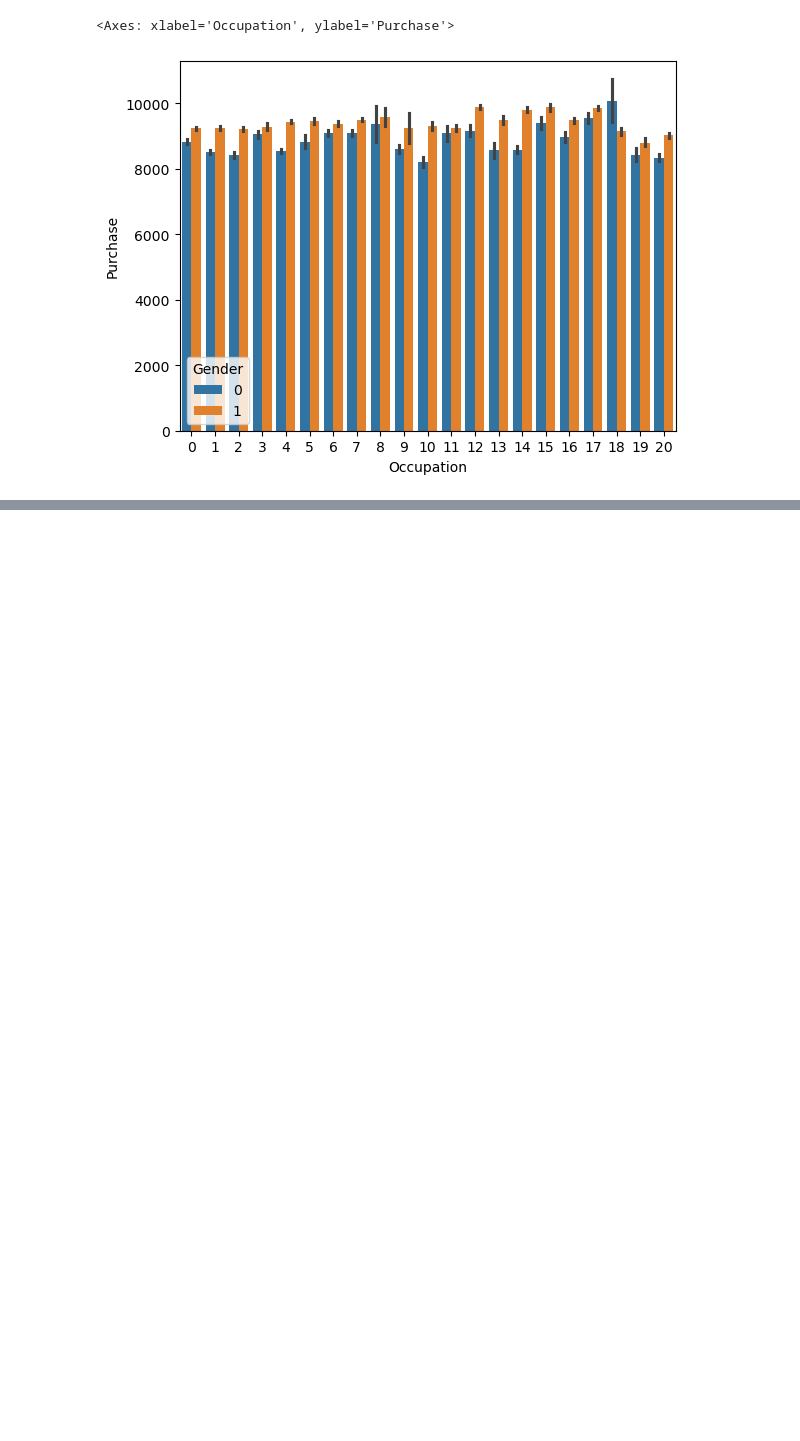
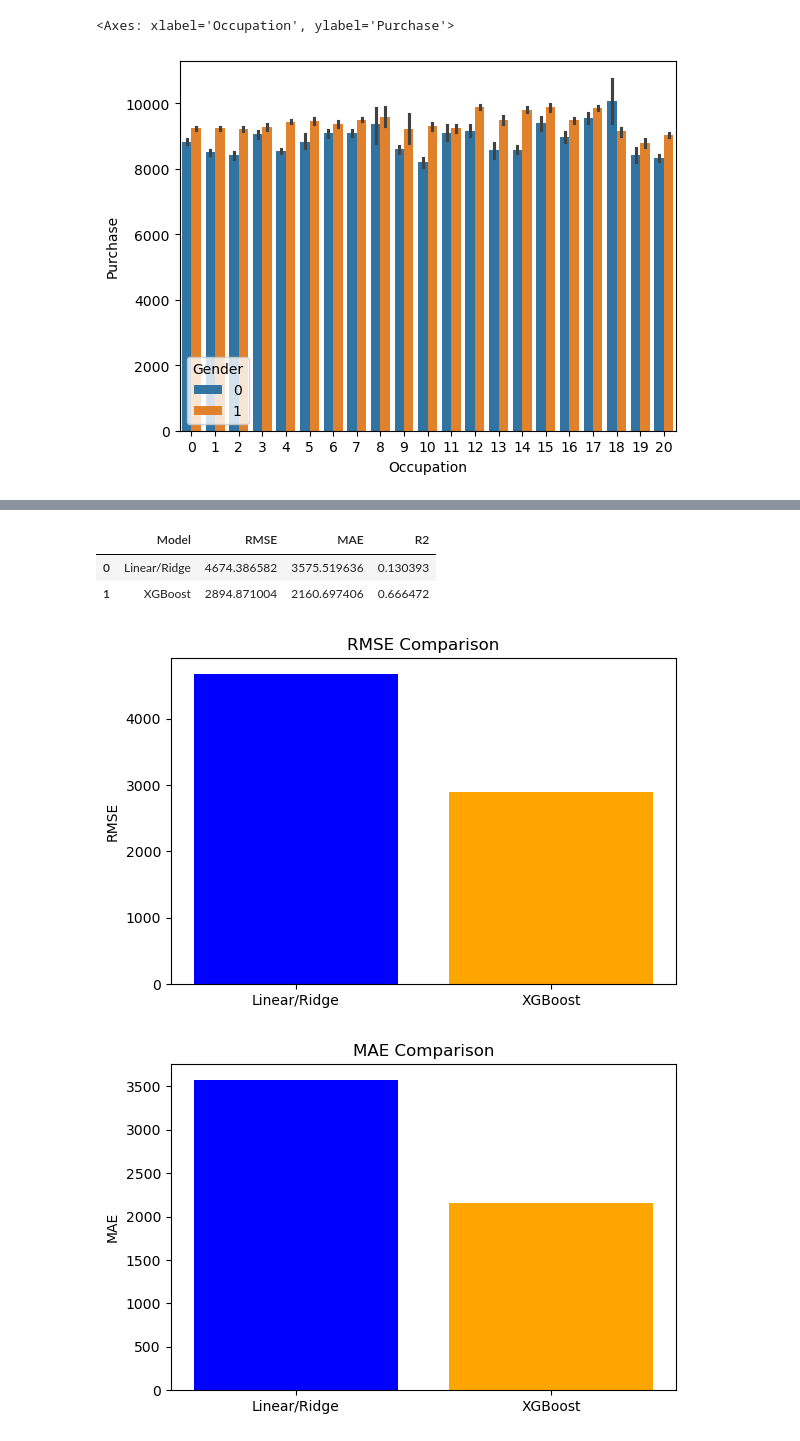
Before and after one commit to SarbjitK88/Purchase_Prediction, a Jupyter notebook: PurchaseBehaviour.ipynb, the cells around one changed output, grey strips where cells are left out. Cells and saved outputs as stored; diff of their text form; code cells hidden in the pictures; blank space fills up the shorter version.

```diff
--- a/PurchaseBehaviour.ipynb
+++ b/PurchaseBehaviour.ipynb
@@ -428,0 +593,10 @@ X_test=sc.transform(X_test)
+# %%
+# for local evaluation
+xgb_sklearn.fit(X_train, y_train)
+
+y_pred_s = xgb_sklearn.predict(X_test)
+
+rmse_s = math.sqrt(mean_squared_error(y_test, y_pred_s));
+mae_s = mean_absolute_error(y_test, y_pred_s);
+r2_s = r2_score(y_test, y_pred_s)
+print(f"XGB sklearn (best_n) — RMSE: {rmse_s:,.0f} | MAE: {mae_s:,.0f} | R²: {r2_s:.3f}")
@@ -428,0 +619,69 @@ X_test=sc.transform(X_test)
+# %%
+import matplotlib.pyplot as plt
+
+# Combine both model metrics dynamically
+metrics_df = pd.DataFrame({
+    "Model": ["Linear/Ridge", "XGBoost"],
+    "RMSE": [rmse_r, rmse_s],
+    "MAE": [mae_r, mae_s],
+    "R2": [r2_r, r2_s]
+})
+
+# Display comparison table
+display(metrics_df)
+
+# === Individual Metric Plots ===
+
+# RMSE
+plt.figure(figsize=(6, 4))
+plt.bar(metrics_df["Model"], metrics_df["RMSE"], color=["blue", "orange"])
+plt.title("RMSE Comparison")
+plt.ylabel("RMSE")
+plt.tight_layout()
+plt.show()
+
+# MAE
+plt.figure(figsize=(6, 4))
+plt.bar(metrics_df["Model"], metrics_df["MAE"], color=["blue", "orange"])
+plt.title("MAE Comparison")
+plt.ylabel("MAE")
+plt.tight_layout()
+plt.show()
+
+# R²
+plt.figure(figsize=(6, 4))
+plt.bar(metrics_df["Model"], metrics_df["R2"], color=["blue", "orange"])
+plt.title("R² Comparison")
+plt.ylabel("R² Score")
+plt.tight_layout()
+plt.show()
+
+# === Combined Normalised View (Higher = Better) ===
+norm_df = metrics_df.copy()
+
+# invert RMSE/MAE so higher=better
+for col in ["RMSE", "MAE"]:
+    norm_df[col] = 1 - (norm_df[col] / norm_df[col].max())
+
+metric_labels = ["RMSE (inv)", "MAE (inv)", "R²"]
+x = np.arange(len(metric_labels))
+width = 0.35
+
+linear_scores = [norm_df.loc[0, "RMSE"], norm_df.loc[0, "MAE"], norm_df.loc[0, "R2"]]
+xgb_scores = [norm_df.loc[1, "RMSE"], norm_df.loc[1, "MAE"], norm_df.loc[1, "R2"]]
+
+plt.figure(figsize=(7, 4.5))
+plt.bar(x - width/2, linear_scores, width, label="Linear/Ridge")
+plt.bar(x + width/2, xgb_scores, width, label="XGBoost")
+plt.xticks(x, metric_labels)
+plt.ylabel("Relative Score (higher is better)")
+plt.title("Model Comparison (Normalised)")
+plt.legend()
+plt.tight_layout()
+plt.show()
+# %% [output]
+|  | Model | RMSE | MAE | R2 |
+| 0 | Linear/Ridge | 4674.386582 | 3575.519636 | 0.130393 |
+| 1 | XGBoost | 2894.871004 | 2160.697406 | 0.666472 |
+[figure, added]
+[figure, added]
```
Also changed, not shown: parts of 51 cells of this notebook, 4 other files.
